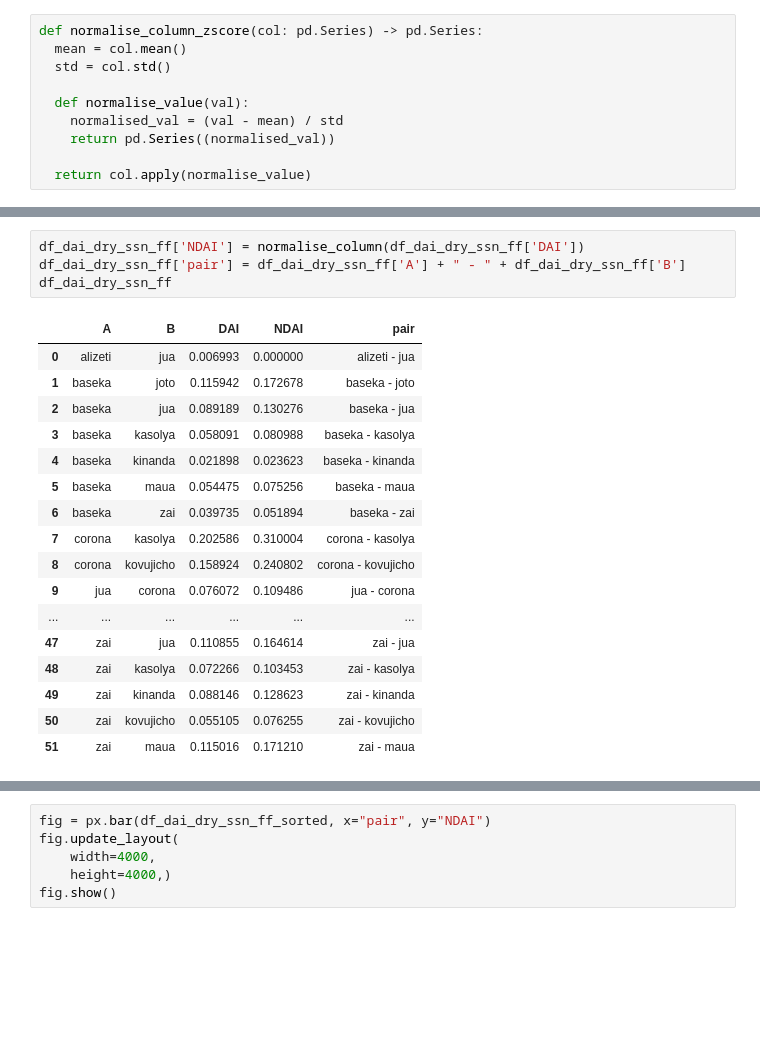
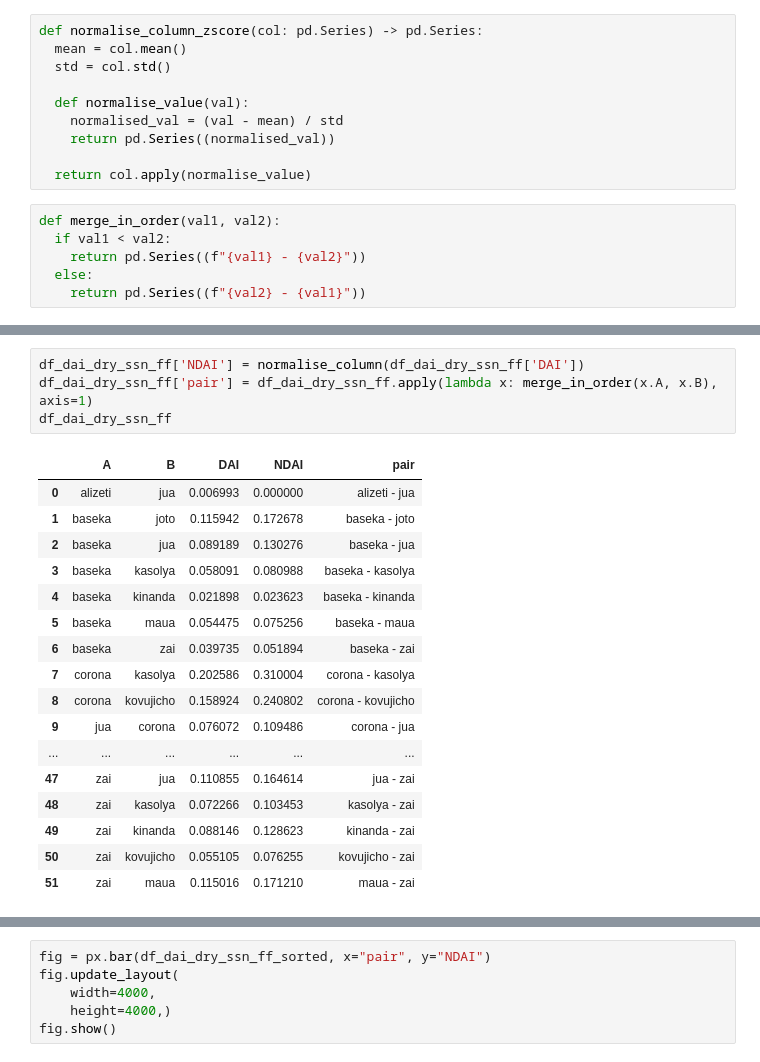
Before and after one commit to SreevishnuAB/ChimpData, a Jupyter notebook: Normalise_and_Plot.ipynb, the cells around one changed output, grey strips where cells are left out. Drawn from its saved outputs; the diff is of its cells as text; blank space fills up the shorter version.

```diff
--- a/Normalise_and_Plot.ipynb
+++ b/Normalise_and_Plot.ipynb
@@ -78,3 +80,9 @@ def normalise_column_zscore(col: pd.Series) -> pd.Series:
     return pd.Series((normalised_val))
 
   return col.apply(normalise_value)
+# %%
+def merge_in_order(val1, val2):
+  if val1 < val2:
+    return pd.Series((f"{val1} - {val2}"))
+  else:
+    return pd.Series((f"{val2} - {val1}"))
@@ -232,26 +235,26 @@ fig.show()
 [interactive output not drawn]
 # %%
 df_dai_dry_ssn_ff['NDAI'] = normalise_column(df_dai_dry_ssn_ff['DAI'])
-df_dai_dry_ssn_ff['pair'] = df_dai_dry_ssn_ff['A'] + " - " + df_dai_dry_ssn_ff['B']
+df_dai_dry_ssn_ff['pair'] = df_dai_dry_ssn_ff.apply(lambda x: merge_in_order(x.A, x.B), axis=1)
 df_dai_dry_ssn_ff
 # %% [output]
 |  | A | B | DAI | NDAI | pair |
 | 0 | alizeti | jua | 0.006993 | 0.000000 | alizeti - jua |
 | 1 | baseka | joto | 0.115942 | 0.172678 | baseka - joto |
 | 2 | baseka | jua | 0.089189 | 0.130276 | baseka - jua |
 | 3 | baseka | kasolya | 0.058091 | 0.080988 | baseka - kasolya |
 | 4 | baseka | kinanda | 0.021898 | 0.023623 | baseka - kinanda |
 | 5 | baseka | maua | 0.054475 | 0.075256 | baseka - maua |
 | 6 | baseka | zai | 0.039735 | 0.051894 | baseka - zai |
 | 7 | corona | kasolya | 0.202586 | 0.310004 | corona - kasolya |
 | 8 | corona | kovujicho | 0.158924 | 0.240802 | corona - kovujicho |
-| 9 | jua | corona | 0.076072 | 0.109486 | jua - corona |
+| 9 | jua | corona | 0.076072 | 0.109486 | corona - jua |
 | ... | ... | ... | ... | ... | ... |
-| 47 | zai | jua | 0.110855 | 0.164614 | zai - jua |
-| 48 | zai | kasolya | 0.072266 | 0.103453 | zai - kasolya |
-| 49 | zai | kinanda | 0.088146 | 0.128623 | zai - kinanda |
-| 50 | zai | kovujicho | 0.055105 | 0.076255 | zai - kovujicho |
-| 51 | zai | maua | 0.115016 | 0.171210 | zai - maua |
+| 47 | zai | jua | 0.110855 | 0.164614 | jua - zai |
+| 48 | zai | kasolya | 0.072266 | 0.103453 | kasolya - zai |
+| 49 | zai | kinanda | 0.088146 | 0.128623 | kinanda - zai |
+| 50 | zai | kovujicho | 0.055105 | 0.076255 | kovujicho - zai |
+| 51 | zai | maua | 0.115016 | 0.171210 | maua - zai |
 # %%
 df_dai_dry_ssn_ff_sorted = df_dai_dry_ssn_ff.sort_values("NDAI", ascending=False)
 df_dai_dry_ssn_ff_sorted['index'] = df_dai_dry_ssn_ff_sorted.index.astype(str)
```
Also changed, not shown: parts of 31 cells of this notebook.
